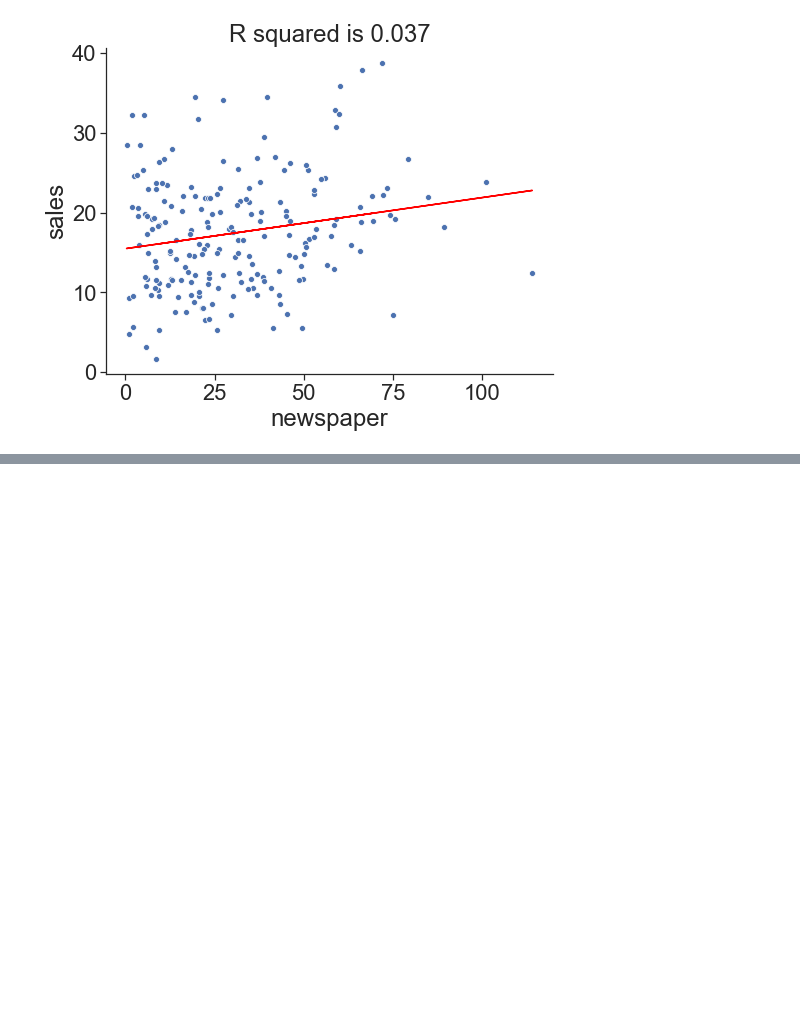
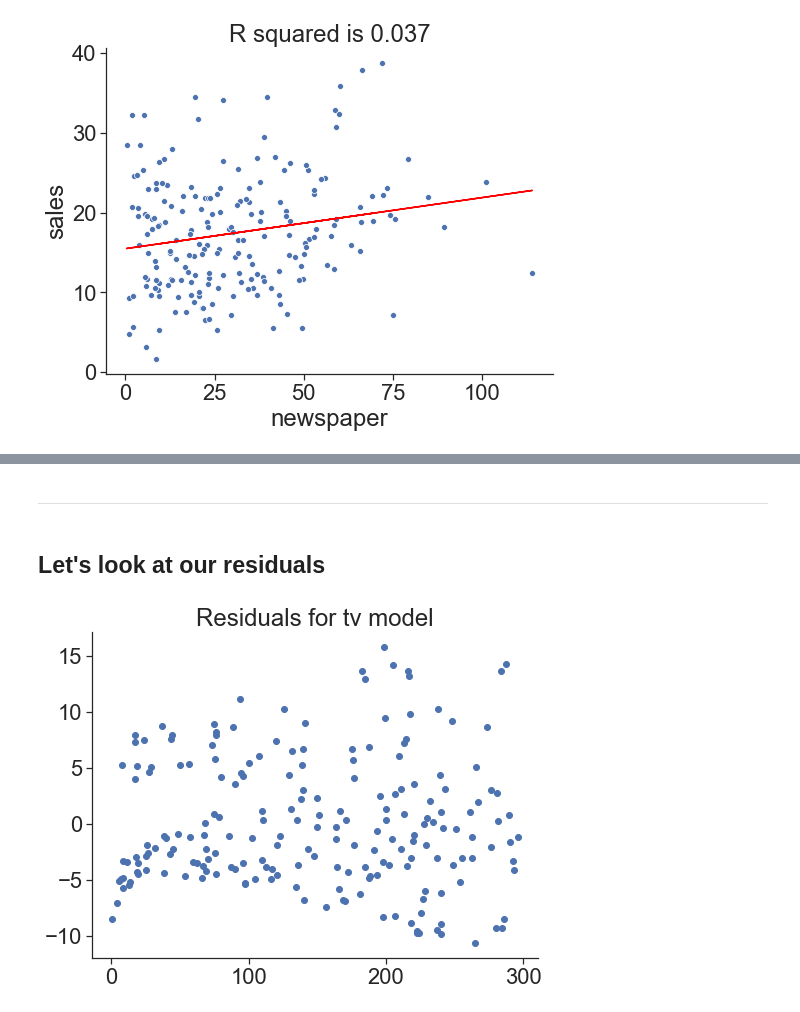
Before and after one commit to SandervandenOord/regression_training, a Jupyter notebook: 20200303_Regression_Better.ipynb, the cells around one changed output, grey strips where cells are left out. Cells and saved outputs as stored; diff of their text form; code cells hidden in the pictures; blank space fills up the shorter version.

```diff
--- a/20200303_Regression_Better.ipynb
+++ b/20200303_Regression_Better.ipynb
@@ -226,0 +279,9 @@ plt.title(f'R squared is {tv_model.rsquared.round(3)}')
+# %% [markdown]
+___
+# %% [markdown]
+## Let's look at our residuals
+# %%
+plt.scatter(df['TV'], tv_model.resid)
+plt.title('Residuals for tv model');
+# %% [output]
+[figure, added]
```
Also changed, not shown: parts of 32 cells of this notebook.
